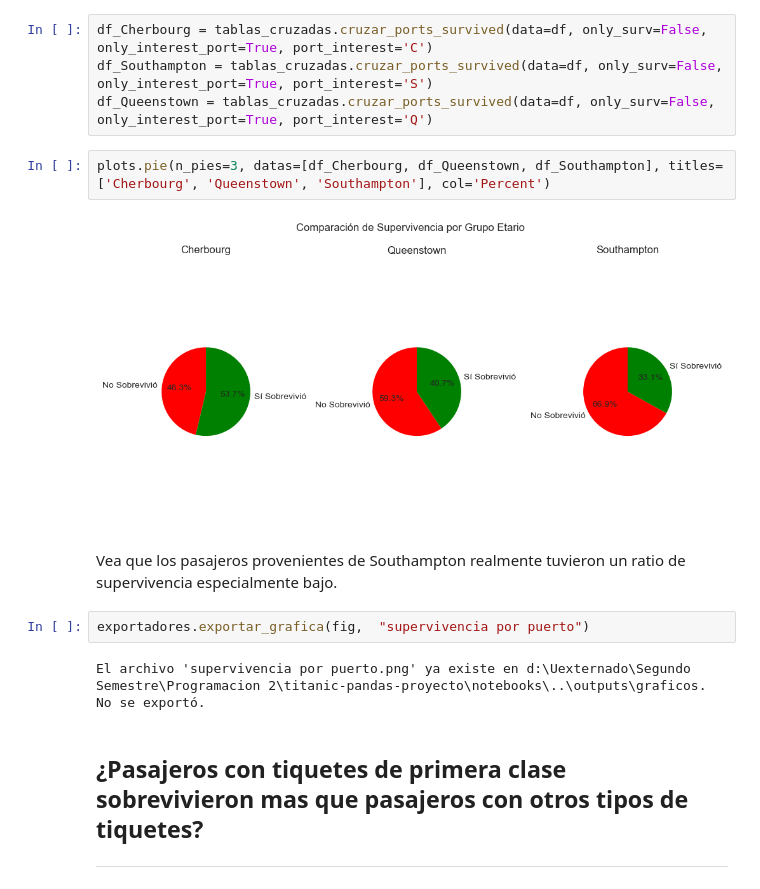
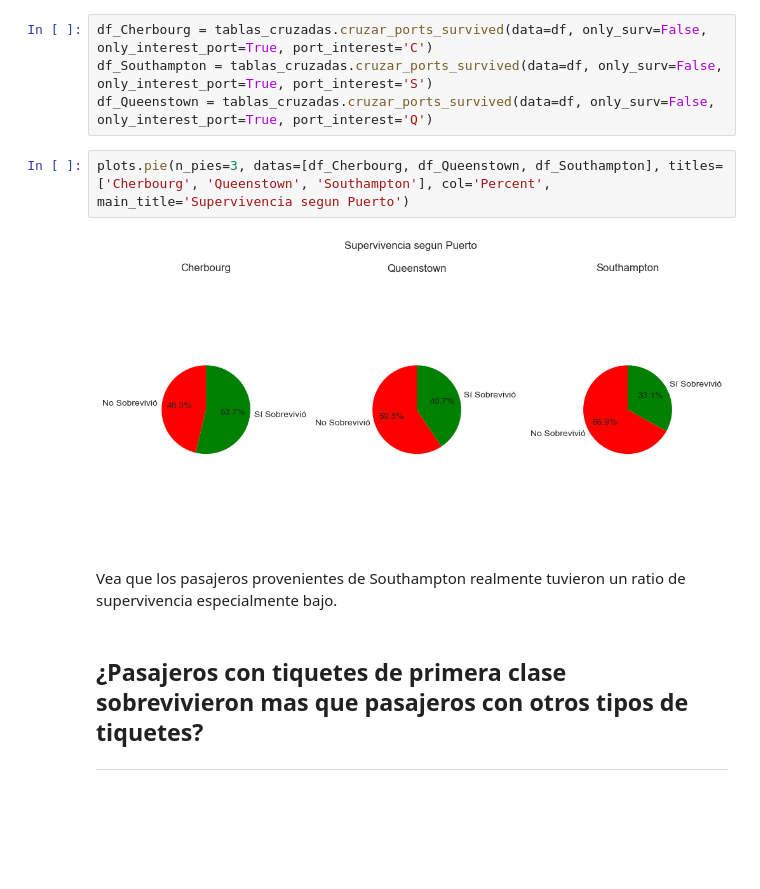
Before and after one commit to juanpablocarrillohortua/taller-pandas-titanic-grupo-1, a Jupyter notebook: notebooks/proyecto titanic.ipynb, the cells around one changed output. Drawn from its saved outputs; the diff is of its cells as text; blank space fills up the shorter version.

Commit message:
Corregir titulos graficas de pie

```diff
--- a/notebooks/proyecto titanic.ipynb
+++ b/notebooks/proyecto titanic.ipynb
@@ -1053,15 +1049,11 @@ df_Cherbourg = tablas_cruzadas.cruzar_ports_survived(data=df, only_surv=False, o
 df_Southampton = tablas_cruzadas.cruzar_ports_survived(data=df, only_surv=False, only_interest_port=True, port_interest='S')
 df_Queenstown = tablas_cruzadas.cruzar_ports_survived(data=df, only_surv=False, only_interest_port=True, port_interest='Q')
 # %%
-plots.pie(n_pies=3, datas=[df_Cherbourg, df_Queenstown, df_Southampton], titles=['Cherbourg', 'Queenstown', 'Southampton'], col='Percent')
+plots.pie(n_pies=3, datas=[df_Cherbourg, df_Queenstown, df_Southampton], titles=['Cherbourg', 'Queenstown', 'Southampton'], col='Percent', main_title='Supervivencia segun Puerto')
 # %% [output]
-[figure, old version]
+[figure, new version]
 # %% [markdown]
 Vea que los pasajeros provenientes de Southampton realmente tuvieron un ratio de supervivencia especialmente bajo.
-# %%
-exportadores.exportar_grafica(fig,  "supervivencia por puerto")
-# %% [output]
-El archivo 'supervivencia por puerto.png' ya existe en d:\Uexternado\Segundo Semestre\Programacion 2\titanic-pandas-proyecto\notebooks\..\outputs\graficos. No se exportó.
 # %% [markdown]
 ##  ¿Pasajeros con tiquetes de primera clase sobrevivieron mas que pasajeros con otros tipos de tiquetes?
 ---
```
Also changed, not shown: parts of 9 cells of this notebook, 13 other files.
